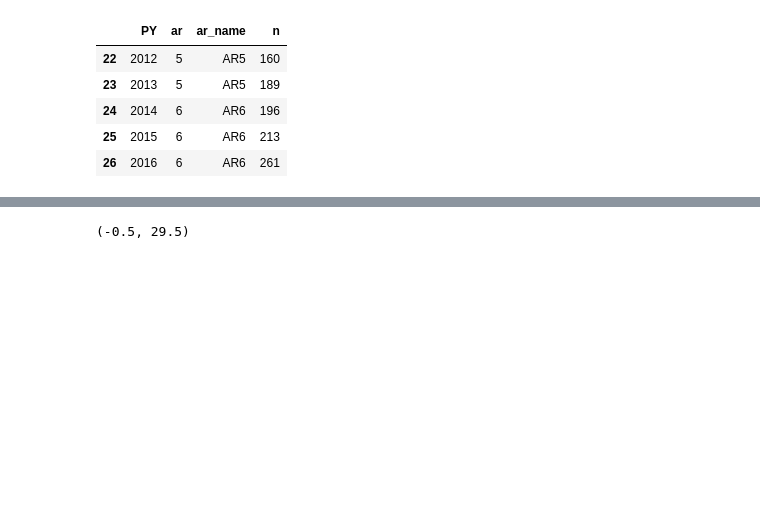
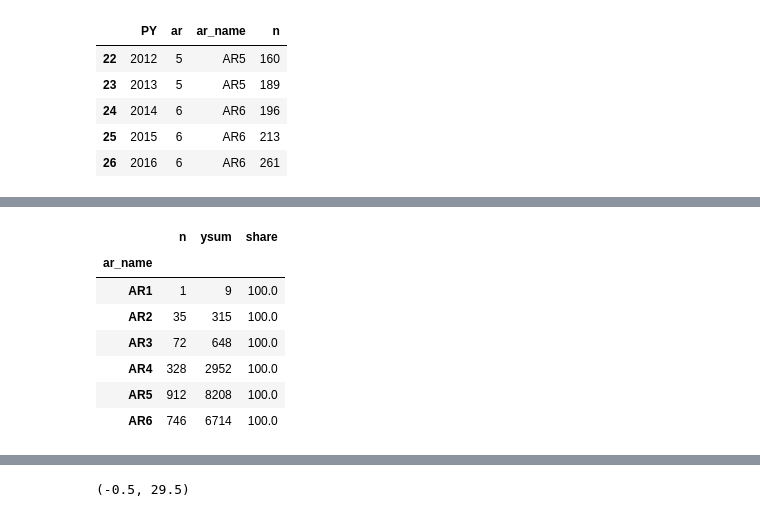
Before and after one commit to mcc-apsis/NETs-review, a Jupyter notebook: general_nets_plots.ipynb, the cells around one changed output, grey strips where cells are left out. Saved outputs shown, nothing was run; the diff lists cells and outputs as text; code cells hidden in the pictures; blank space fills up the shorter version.

```diff
--- a/general_nets_plots.ipynb
+++ b/general_nets_plots.ipynb
@@ -133,0 +261,11 @@ bypy.tail()
+# %%
+ardf.groupby('ar_name').sum()
+# %% [output]
+|  | n | ysum | share |
+| ar_name |  |  |  |
+| AR1 | 1 | 9 | 100.0 |
+| AR2 | 35 | 315 | 100.0 |
+| AR3 | 72 | 648 | 100.0 |
+| AR4 | 328 | 2952 | 100.0 |
+| AR5 | 912 | 8208 | 100.0 |
+| AR6 | 746 | 6714 | 100.0 |
```
Also changed, not shown: parts of 9 cells of this notebook, 2 other files.
